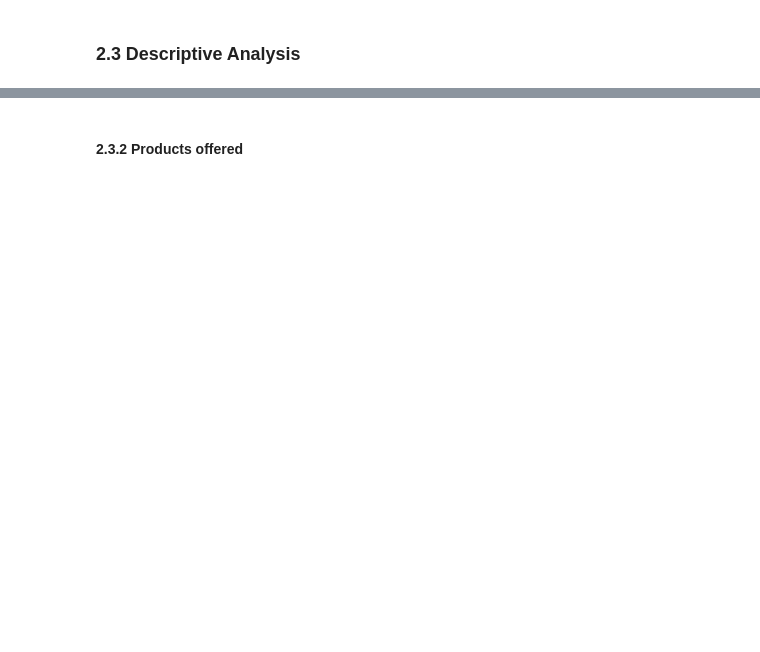
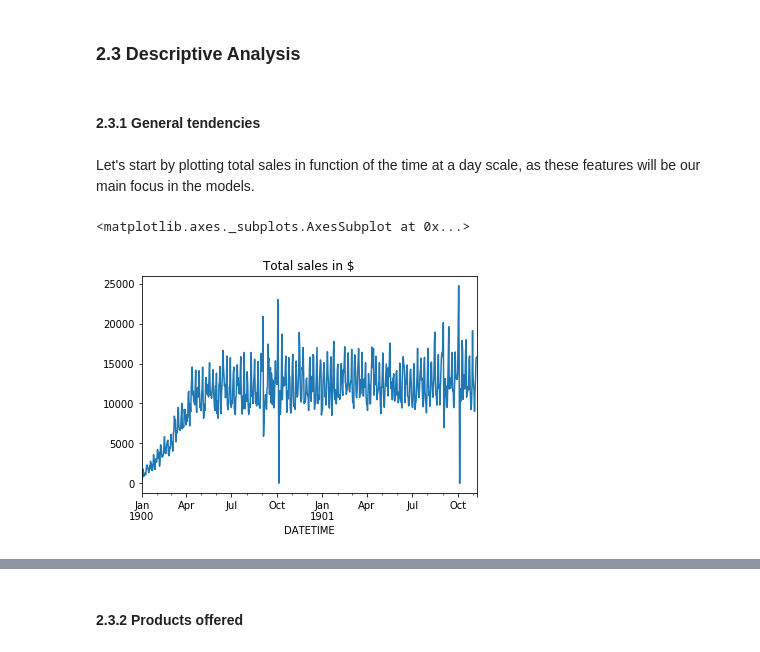
Before and after one commit to LouisAuneau/MISC-sales-forecasting, a Jupyter notebook: Report.ipynb, the cells around one changed output, grey strips where cells are left out. Cells and saved outputs as stored; diff of their text form; code cells hidden in the pictures; blank space fills up the shorter version.

Commit message:
add pre-processing with datetime transformation + analysis questions answers + base statistical analysis

```diff
--- a/Report.ipynb
+++ b/Report.ipynb
@@ -61,0 +73,14 @@ display(transactions.head())
+# %%
+def parse_datetime(transaction):
+    time = transaction["TRANS_TIME"]
+
+    if len(time) == 1:
+        time = '000'+ time
+    elif len(time) == 2: #len being O(1) in python it's ok tu use it twice
+        time = '00' + time
+
+    return datetime.strptime(time, '%H%M') + timedelta(days=transaction["DAY"] - 1) # (-1 as the `DAY` column is 1 indexed)
+# %%
+transactions["TRANS_TIME"] = transactions["TRANS_TIME"].astype(str)
+transactions["DATETIME"] = transactions.apply(parse_datetime, axis=1)
+display(transactions.head())
@@ -62,2 +94,11 @@ display(transactions.head())
 # %% [markdown]
 ### 2.3 Descriptive Analysis
+# %% [markdown]
+#### 2.3.1 General tendencies
+# %% [markdown]
+Let's start by plotting total sales in function of the time at a day scale, as these features will be our main focus in the models.
+# %%
+transactions.set_index('DATETIME').groupby(pd.Grouper(freq='D'))['SALES_VALUE'].sum().plot(title="Total sales in $")
+# %% [output]
+<matplotlib.axes._subplots.AxesSubplot at 0x...>
+[figure, added]
```
Also changed, not shown: parts of 24 cells of this notebook.
